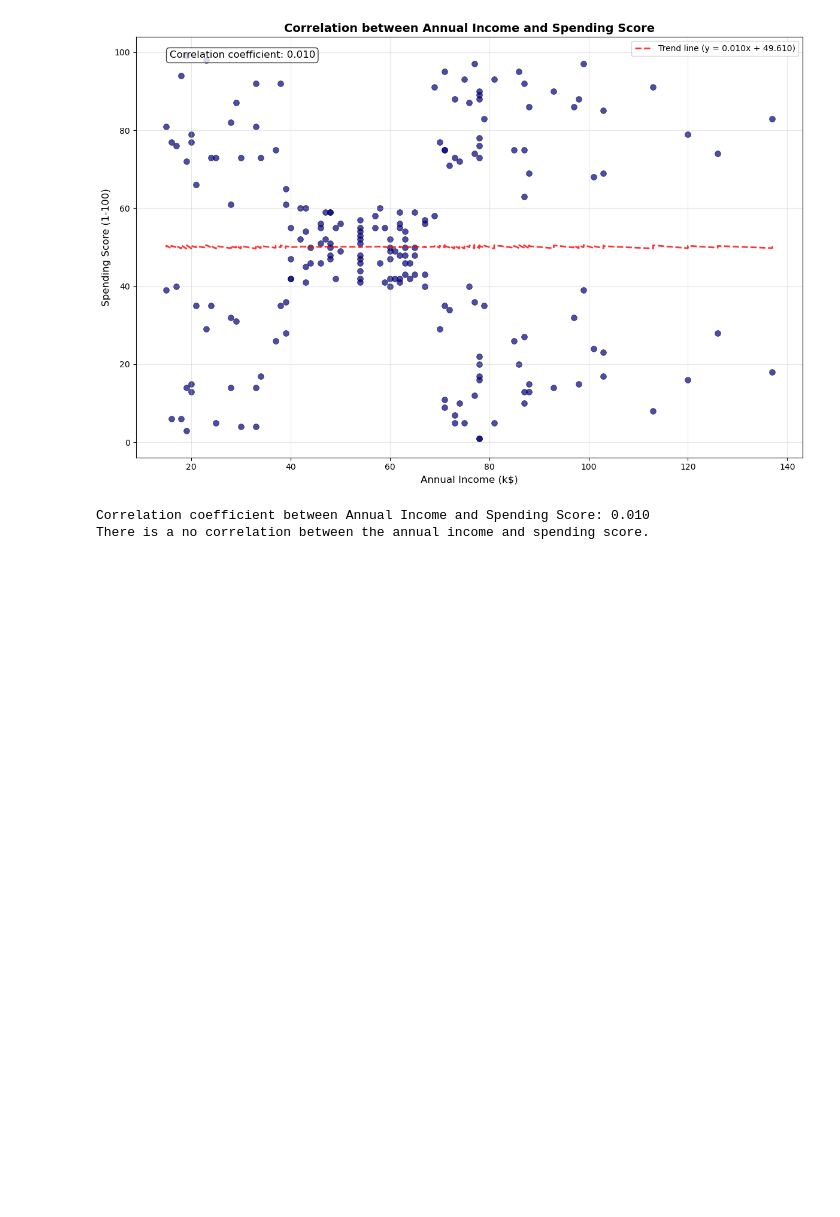
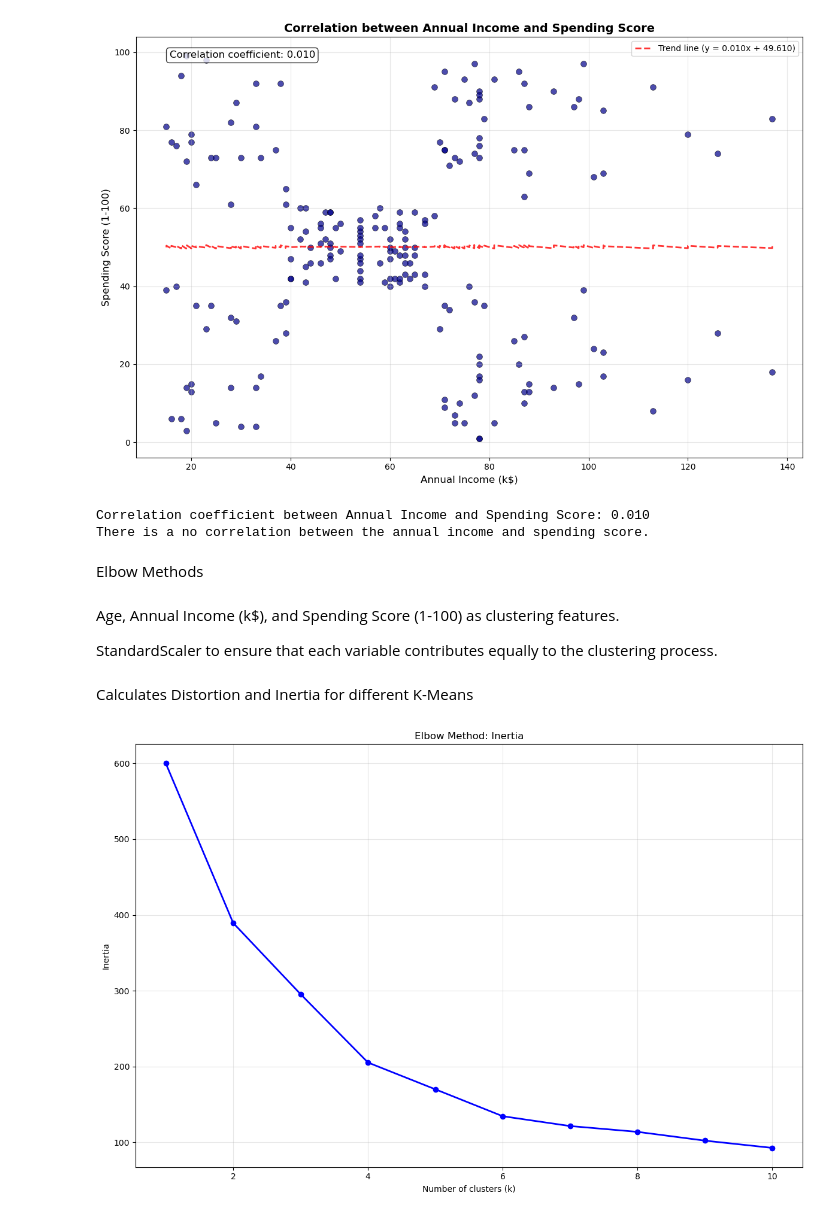
Before and after one commit to CedricBaaklini/Machine-Learning-Project, a Jupyter notebook: Project 1/ElbowMethod.ipynb, the cells around one changed output. Cells and saved outputs as stored; diff of their text form; code cells hidden in the pictures; blank space fills up the shorter version.

```diff
--- a/Project 1/ElbowMethod.ipynb
+++ b/Project 1/ElbowMethod.ipynb
@@ -254,3 +254,43 @@ print(f"There is a {interpretation} between the annual income and spending score
 [figure]
 Correlation coefficient between Annual Income and Spending Score: 0.010
 There is a no correlation between the annual income and spending score.
+# %% [markdown]
+Elbow Methods
+# %%
+from sklearn.preprocessing import StandardScaler
+
+X = df[['Age', 'Annual Income (k$)', 'Spending Score (1-100)']]
+scaler = StandardScaler()
+X_scaled = scaler.fit_transform(X)
+# %% [markdown]
+Age, Annual Income (k$), and Spending Score (1-100) as clustering features.
+
+StandardScaler to ensure that each variable contributes equally to the clustering process.
+# %%
+from sklearn.cluster import KMeans
+import numpy as np
+import matplotlib.pyplot as plt
+
+K = range(1, 11)
+inertia = []
+distortion = []
+
+for k in K:
+    kmeans = KMeans(n_clusters=k, random_state=42)
+    kmeans.fit(X_scaled)
+
+    inertia.append(kmeans.inertia_)
+    distortion.append(np.mean(np.min(kmeans.transform(X_scaled), axis=1)))
+# %% [markdown]
+Calculates Distortion and Inertia for different K-Means
+# %%
+plt.figure(figsize=(12, 8))
+plt.plot(K, inertia, 'bo-', linewidth=2)
+plt.xlabel('Number of clusters (k)')
+plt.ylabel('Inertia')
+plt.title('Elbow Method: Inertia')
+plt.grid(True, alpha=0.3)
+plt.tight_layout()
+plt.show()
+# %% [output]
+[figure, added]
```
Also changed, not shown: parts of 4 cells of this notebook.
